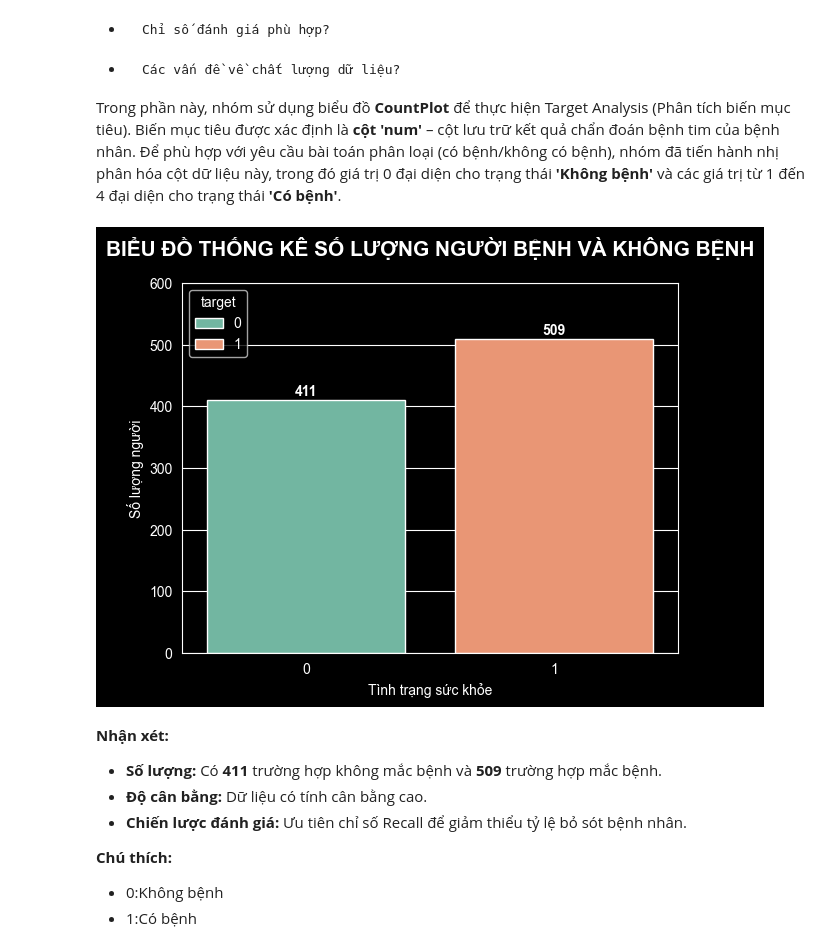
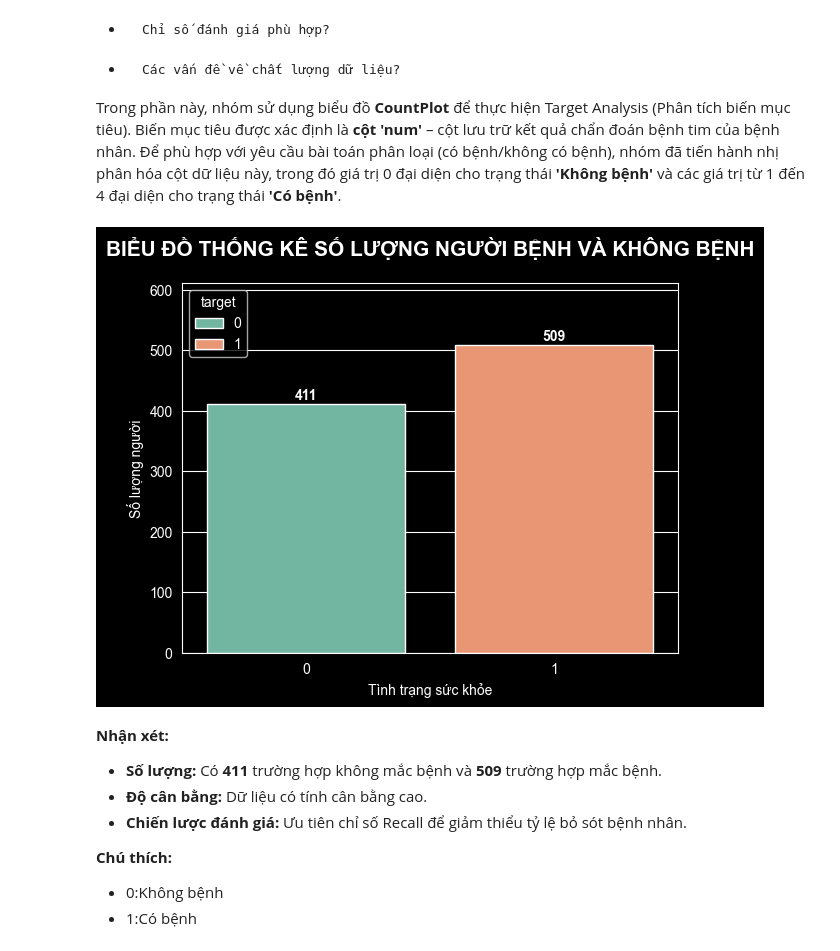
Before and after one commit to phat-05/heart-disease-classification, a Jupyter notebook: notebooks/eda.ipynb, the cells around one changed output. Saved outputs shown, nothing was run; the diff lists cells and outputs as text; code cells hidden in the pictures.

Commit message:
Update Target and Categorical Analysis

```diff
--- a/notebooks/eda.ipynb
+++ b/notebooks/eda.ipynb
@@ -150,28 +150,36 @@ df.head()
 
 Trong phần này, nhóm sử dụng biểu đồ **CountPlot** để thực hiện Target Analysis (Phân tích biến mục tiêu). Biến mục tiêu được xác định là **cột 'num'** – cột lưu trữ kết quả chẩn đoán bệnh tim của bệnh nhân. Để phù hợp với yêu cầu bài toán phân loại (có bệnh/không có bệnh), nhóm đã tiến hành nhị phân hóa cột dữ liệu này, trong đó giá trị 0 đại diện cho trạng thái **'Không bệnh'** và các giá trị từ 1 đến 4 đại diện cho trạng thái **'Có bệnh'**.
 # %%
+def plot_target_distribution(data, column='target'):
+    """
+    Hàm vẽ biểu đồ đếm số lượng cho biến mục tiêu.
+    data: DataFrame chứa dữ liệu
+    column: Tên cột muốn vẽ (mặc định là 'target')
+    """
+    # Vẽ biểu đồ
+    ax = sns.countplot(data=data, x=column, hue=column, palette="Set2", legend=True)
 
-# Vẽ biểu đồ bằng thư viện Seaborn
-ax=sns.countplot(data=df, x='target',
-              hue='target',
-              palette="Set2")
-#gan nhan
+    # Gắn nhãn số lượng trên đầu mỗi cột
+    for container in ax.containers:
+        ax.bar_label(container, fontsize=10, fontweight='bold', padding=1)
 
-for container in ax.containers:
-    ax.bar_label(container, fontsize=10, fontweight='bold', padding=1)
-#Đặt tên biểu đồ và các trụ
-plt.ylim(0,600)
-plt.title(f'BIỂU ĐỒ THỐNG KÊ SỐ LƯỢNG NGƯỜI BỆNH VÀ KHÔNG BỆNH',
-          fontsize=15,
-          fontweight='bold',
-          pad=20)
-plt.xlabel('Tình trạng sức khỏe')
-plt.ylabel('Số lượng người')
+    # Thiết lập tiêu đề và các trục
+        counts = data[column].value_counts()
+        ax.set_ylim(0, counts.max() * 1.2)
+    plt.title('BIỂU ĐỒ THỐNG KÊ SỐ LƯỢNG NGƯỜI BỆNH VÀ KHÔNG BỆNH',
+              fontsize=15,
+              fontweight='bold',
+              pad=20)
+    plt.xlabel('Tình trạng sức khỏe')
+    plt.ylabel('Số lượng người')
 
-#hiện biểu đồ
-plt.show()
+    # Hiển thị
+    plt.show()
+
+
+plot_target_distribution(df)
 # %% [output]
-[figure, old version]
+[figure, new version]
 # %% [markdown]
 **Nhận xét:**
 * **Số lượng:** Có **411** trường hợp không mắc bệnh và **509** trường hợp mắc bệnh.
```
Also changed, not shown: parts of 3 cells of this notebook.
